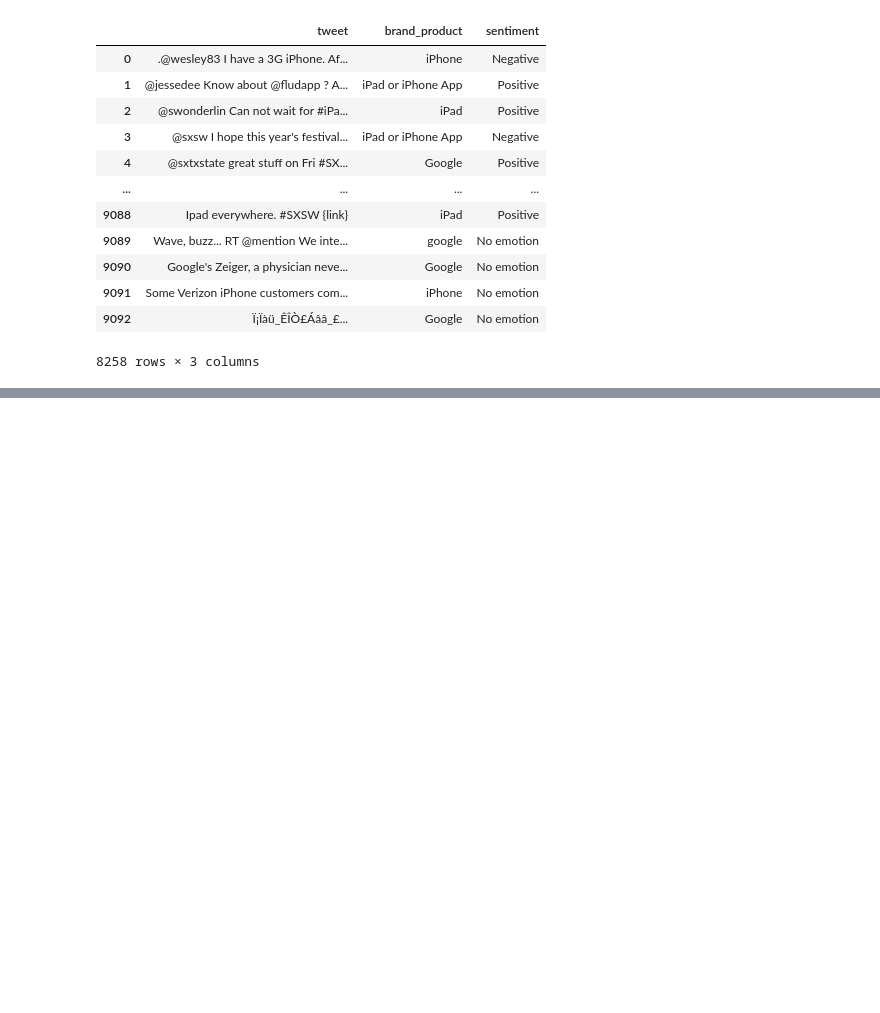
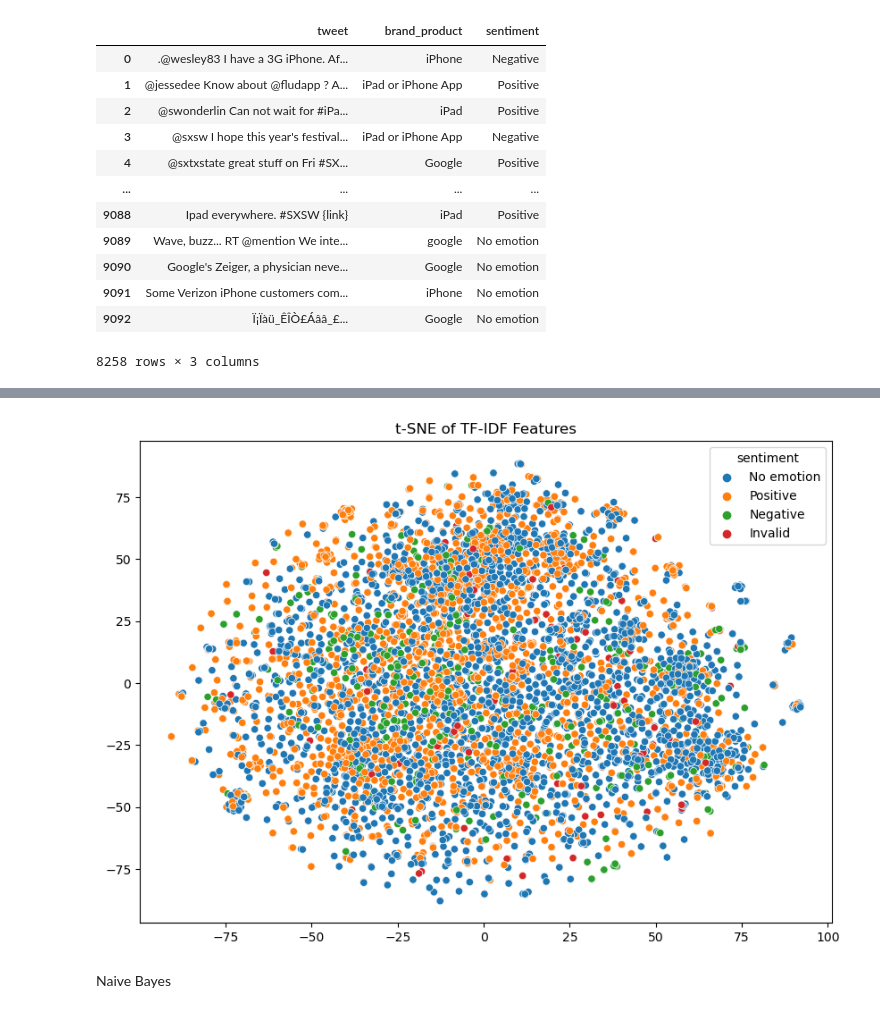
Before and after one commit to jakkkc/project_4_nlp, a Jupyter notebook: main.ipynb, the cells around one changed output, grey strips where cells are left out. Drawn from its saved outputs; the diff is of its cells as text; code cells hidden in the pictures; blank space fills up the shorter version.

```diff
--- a/main.ipynb
+++ b/main.ipynb
@@ -324,0 +486,13 @@ df
+# %%
+# Reduce dimensions using t-SNE for visualization
+tsne = TSNE(n_components=2, random_state=42)
+tsne_result = tsne.fit_transform(X_train_tfidf.toarray())
+
+plt.figure(figsize=(10, 7))
+sns.scatterplot(x=tsne_result[:,0], y=tsne_result[:,1], hue=y_train)
+plt.title('t-SNE of TF-IDF Features')
+plt.show()
+# %% [output]
+[figure, added]
+# %% [markdown]
+Naive Bayes
```
Also changed, not shown: parts of 18 cells of this notebook.
